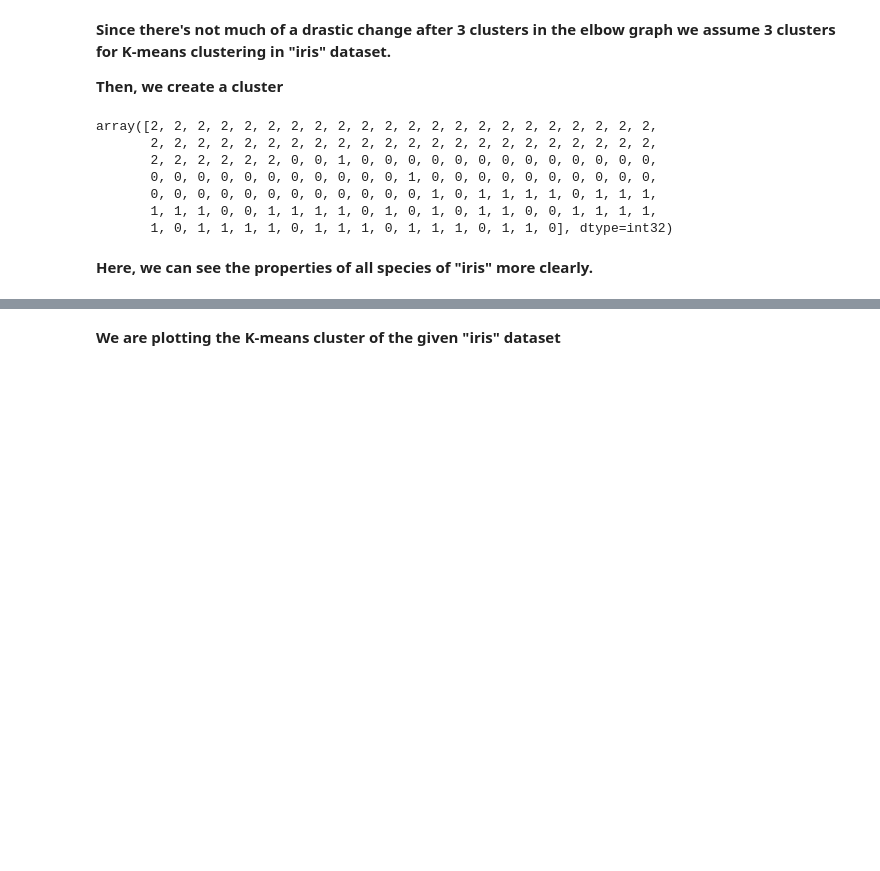
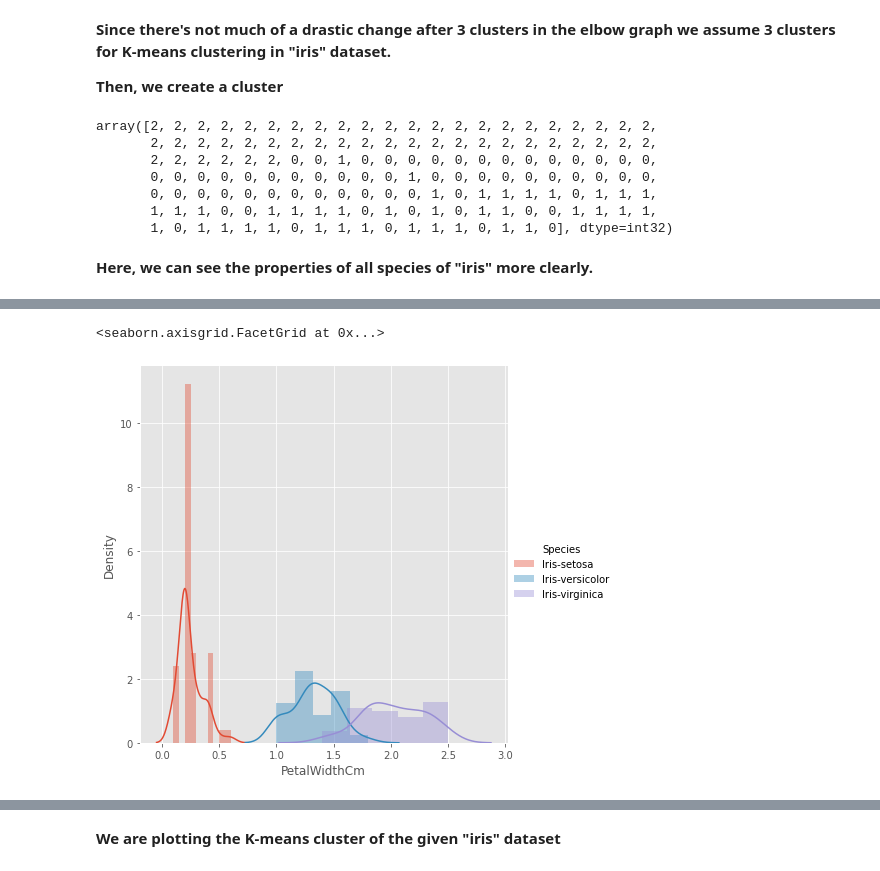
Before and after one commit to 2211Jarl/proj, a Jupyter notebook: iris.ipynb, the cells around one changed output, grey strips where cells are left out. Drawn from its saved outputs; the diff is of its cells as text; code cells hidden in the pictures; blank space fills up the shorter version.

```diff
--- a/iris.ipynb
+++ b/iris.ipynb
@@ -160,0 +164,7 @@ plt.show()
+# %%
+from warnings import filterwarnings
+filterwarnings("ignore")
+sus.FacetGrid(df, hue='Species',height=6).map(sus.distplot, "PetalWidthCm").add_legend()
+# %% [output]
+<seaborn.axisgrid.FacetGrid at 0x...>
+[figure, added]
```
Also changed, not shown: parts of 9 cells of this notebook.
